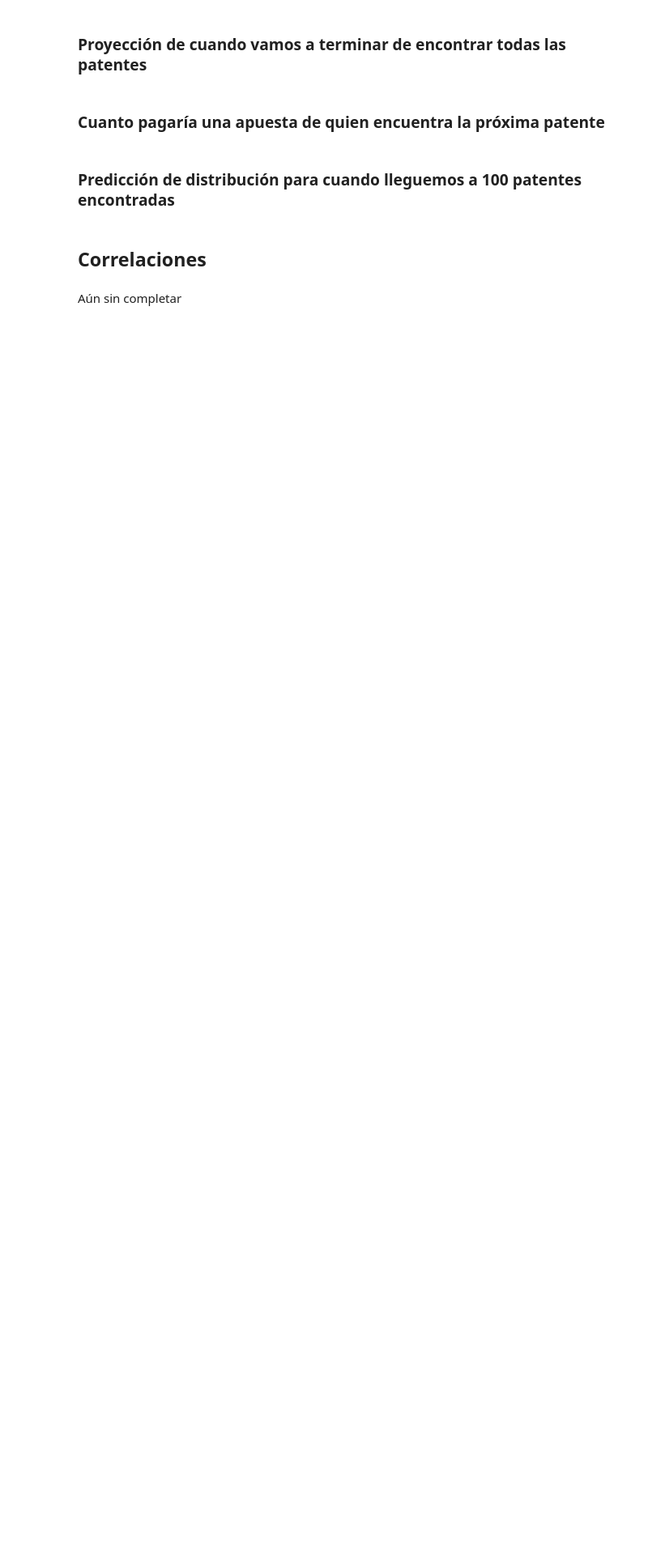
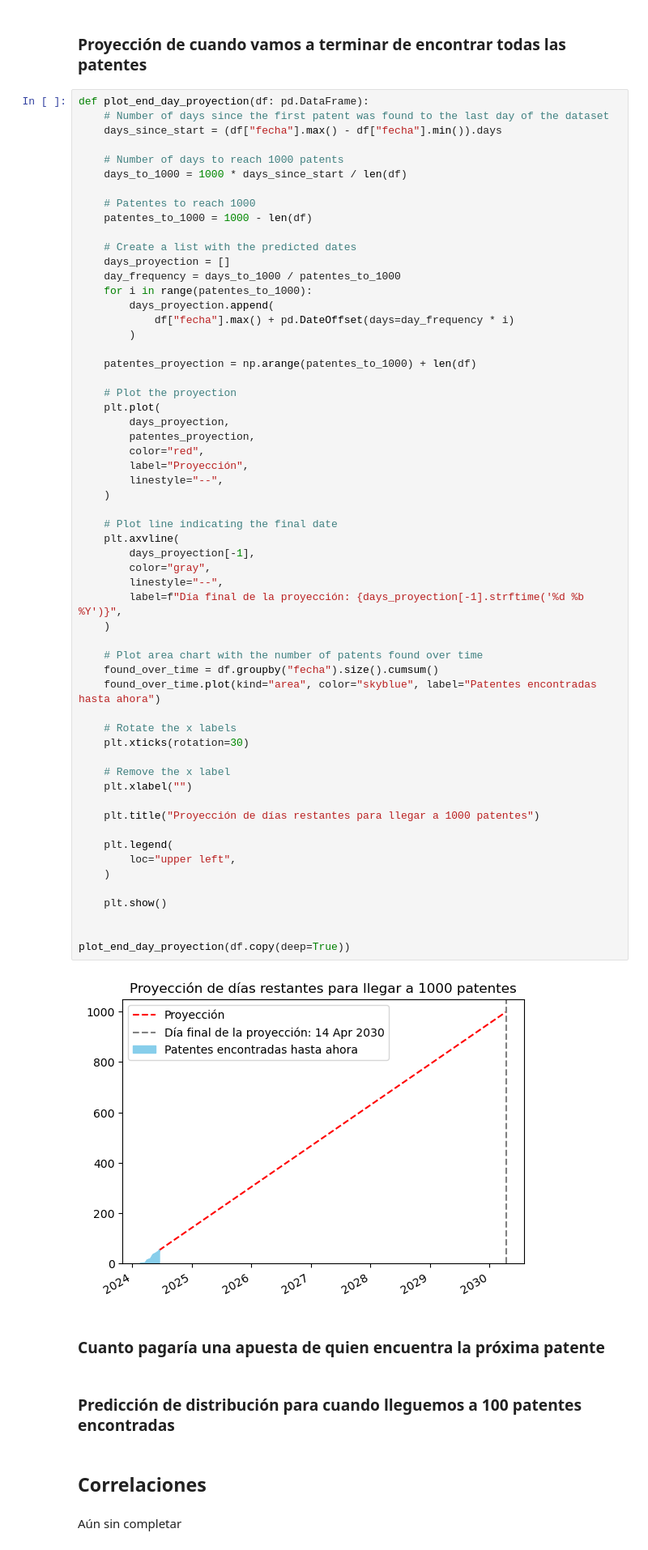
Before and after one commit to PradaJoaquin/patentamens, a Jupyter notebook: patentamens.ipynb, the cells around one changed output. Shown: that part at 81% size. Cells and saved outputs as stored; diff of their text form; blank space fills up the shorter version.

Commit message:
plot proyection added

```diff
--- a/patentamens.ipynb
+++ b/patentamens.ipynb
@@ -385,6 +385,66 @@ plot_expected_total_patentes_seen_for_each_participant(df.copy(deep=True))
 [figure]
 # %% [markdown]
 ### Proyección de cuando vamos a terminar de encontrar todas las patentes
+# %%
+def plot_end_day_proyection(df: pd.DataFrame):
+    # Number of days since the first patent was found to the last day of the dataset
+    days_since_start = (df["fecha"].max() - df["fecha"].min()).days
+
+    # Number of days to reach 1000 patents
+    days_to_1000 = 1000 * days_since_start / len(df)
+
+    # Patentes to reach 1000
+    patentes_to_1000 = 1000 - len(df)
+
+    # Create a list with the predicted dates
+    days_proyection = []
+    day_frequency = days_to_1000 / patentes_to_1000
+    for i in range(patentes_to_1000):
+        days_proyection.append(
+            df["fecha"].max() + pd.DateOffset(days=day_frequency * i)
+        )
+
+    patentes_proyection = np.arange(patentes_to_1000) + len(df)
+
+    # Plot the proyection
+    plt.plot(
+        days_proyection,
+        patentes_proyection,
+        color="red",
+        label="Proyección",
+        linestyle="--",
+    )
+
+    # Plot line indicating the final date
+    plt.axvline(
+        days_proyection[-1],
+        color="gray",
+        linestyle="--",
+        label=f"Día final de la proyección: {days_proyection[-1].strftime('%d %b %Y')}",
+    )
+
+    # Plot area chart with the number of patents found over time
+    found_over_time = df.groupby("fecha").size().cumsum()
+    found_over_time.plot(kind="area", color="skyblue", label="Patentes encontradas hasta ahora")
+
+    # Rotate the x labels
+    plt.xticks(rotation=30)
+
+    # Remove the x label
+    plt.xlabel("")
+
+    plt.title("Proyección de días restantes para llegar a 1000 patentes")
+
+    plt.legend(
+        loc="upper left",
+    )
+
+    plt.show()
+
+
+plot_end_day_proyection(df.copy(deep=True))
+# %% [output]
+[figure, added]
 # %% [markdown]
 ### Cuanto pagaría una apuesta de quien encuentra la próxima patente
 # %% [markdown]
```
